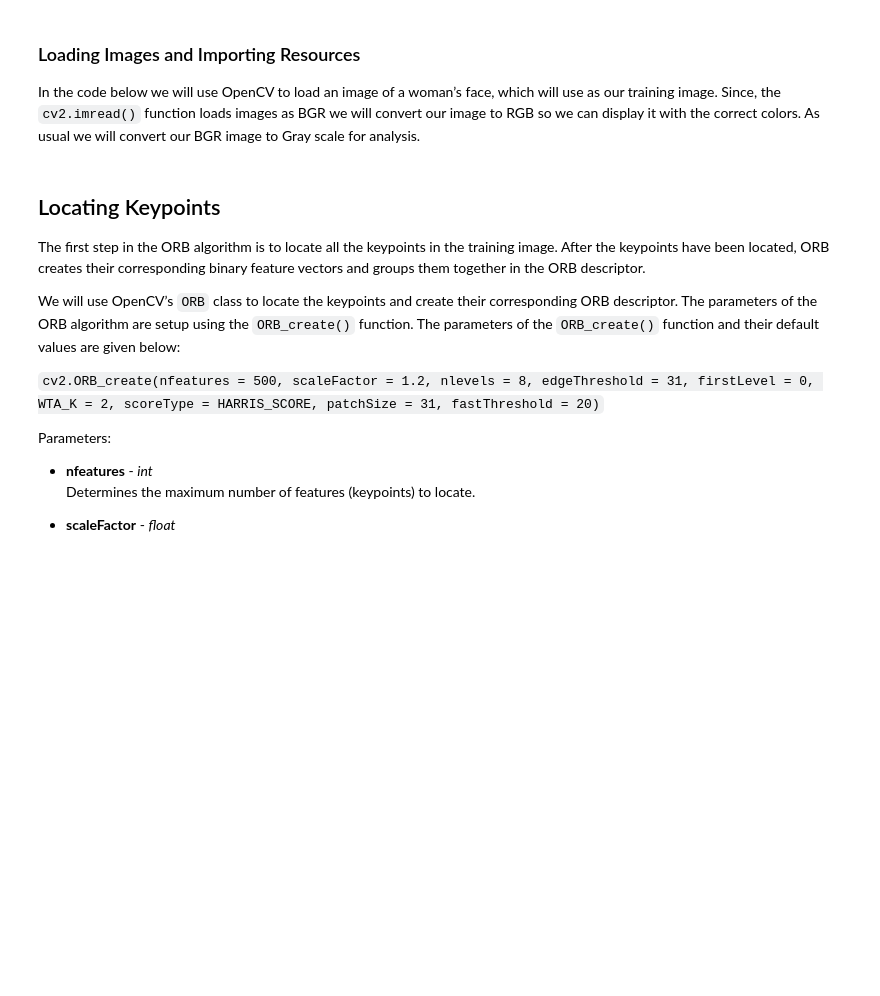
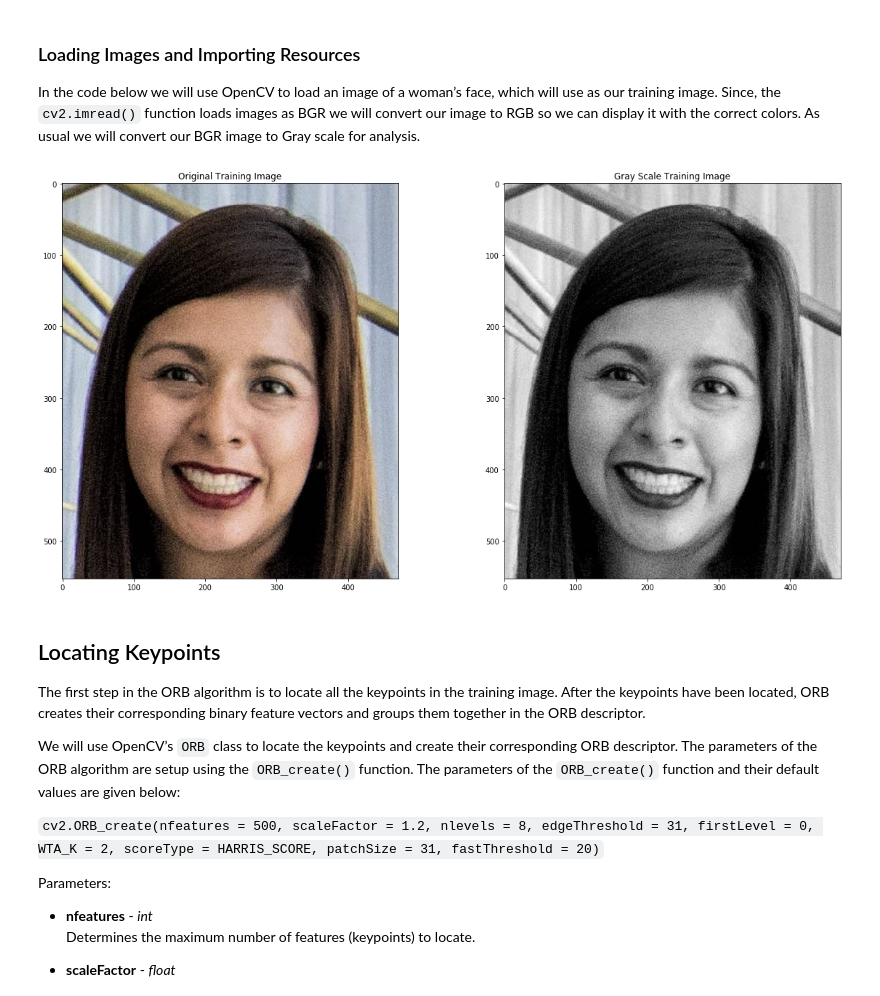
Before and after one commit to 894743926/Computer-Vision, a Jupyter notebook: 1_4_Feature_Vectors/2. ORB.ipynb, the cells around one changed output. Drawn from its saved outputs; the diff is of its cells as text; code cells hidden in the pictures; blank space fills up the shorter version.

```diff
--- a/1_4_Feature_Vectors/2. ORB.ipynb
+++ b/1_4_Feature_Vectors/2. ORB.ipynb
@@ -18,29 +18,31 @@ In the code below we will use OpenCV to load an image of a woman’s face, which
 # %%
 %matplotlib inline
 
 import cv2
 import matplotlib.pyplot as plt
 
 # Set the default figure size
 plt.rcParams['figure.figsize'] = [20,10]
 
 # Load the training image
-image = cv2.imread('./images/face.jpeg')
+image = cv2.imread('images/face.jpeg')
 
 # Convert the training image to RGB
 training_image = cv2.cvtColor(image, cv2.COLOR_BGR2RGB)
 
 # Convert the training image to gray Scale
 training_gray = cv2.cvtColor(image, cv2.COLOR_BGR2GRAY)
 
 # Display the images
 plt.subplot(121)
 plt.title('Original Training Image')
 plt.imshow(training_image)
 plt.subplot(122)
 plt.title('Gray Scale Training Image')
 plt.imshow(training_gray, cmap = 'gray')
 plt.show()
+# %% [output]
+[figure, added]
 # %% [markdown]
 ## Locating Keypoints
 
```
Also changed, not shown: parts of 1 cell of this notebook, 1 other file.
